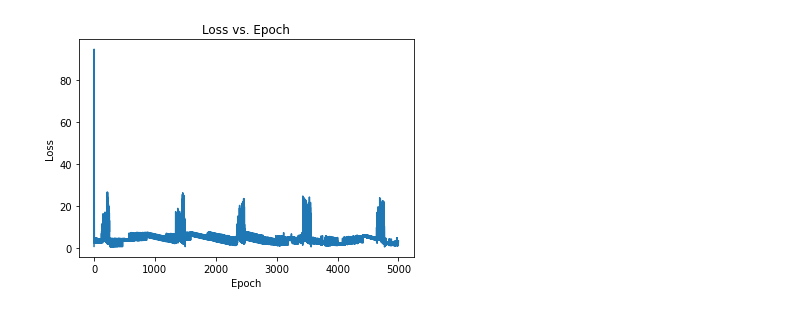
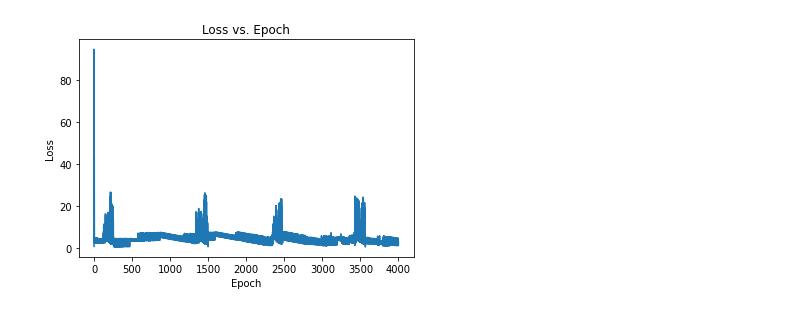
Before and after one commit to slash827/Machine-Learning-Projects, a Jupyter notebook: Wine_Classification.ipynb, the cells around one changed output. Cells and saved outputs as stored; diff of their text form; code cells hidden in the pictures.

```diff
--- a/Wine_Classification.ipynb
+++ b/Wine_Classification.ipynb
@@ -10,7 +10,8 @@ wine = datasets.load_wine()
 # print(wine.DESCR)
 
 scaler = StandardScaler()
-x_train_samples = scaler.fit_transform(wine.data)
+data_scaled = scaler.fit_transform(wine.data)
+x_train_samples = scaler.fit_transform(data_scaled)
 # %%
 def sigmoid(z):
   return 1.0/(1 + math.e ** (-z))
@@ -64,29 +65,29 @@ def train_one_epoch(x_train_samples, y_train_samples):
 # %%
 
 # Model will "learn" values for the weights and biases
 
 weights = [0.0] * num_features
 bias = 0.0
 
 learning_rate = 0.05
 
-epochs = 5000
+epochs = 4000
 
 x_train_samples = wine.data
 y_train_samples = [1 if y == 0 else 0 for y in wine.target]
 
 loss_array = []
 for epoch in range(epochs):
   loss_value = train_one_epoch(x_train_samples, y_train_samples)
   loss_array.append(loss_value)
 
 plt.plot(range(epochs), loss_array)
 plt.ylabel('Loss')
 plt.xlabel('Epoch')
 plt.title('Loss vs. Epoch')
 plt.show()
 # %% [output]
-[figure, old version]
+[figure, new version]
 # %%
 predictions = []
 
```
Also changed, not shown: parts of 2 cells of this notebook.
